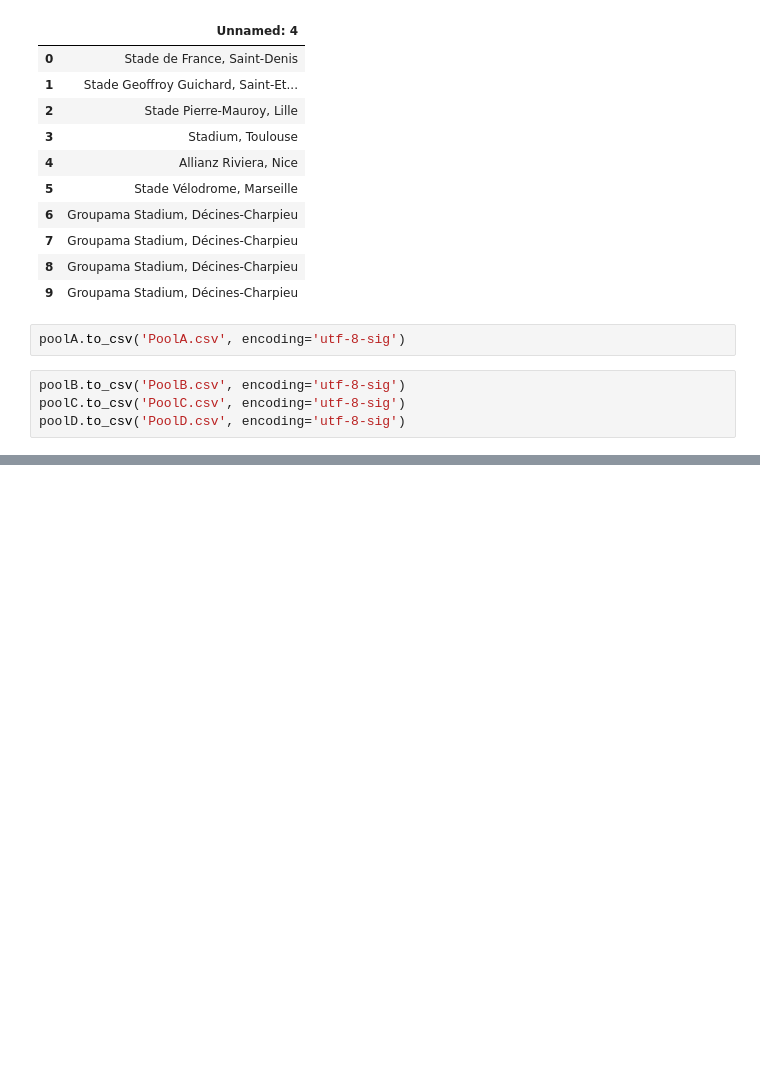
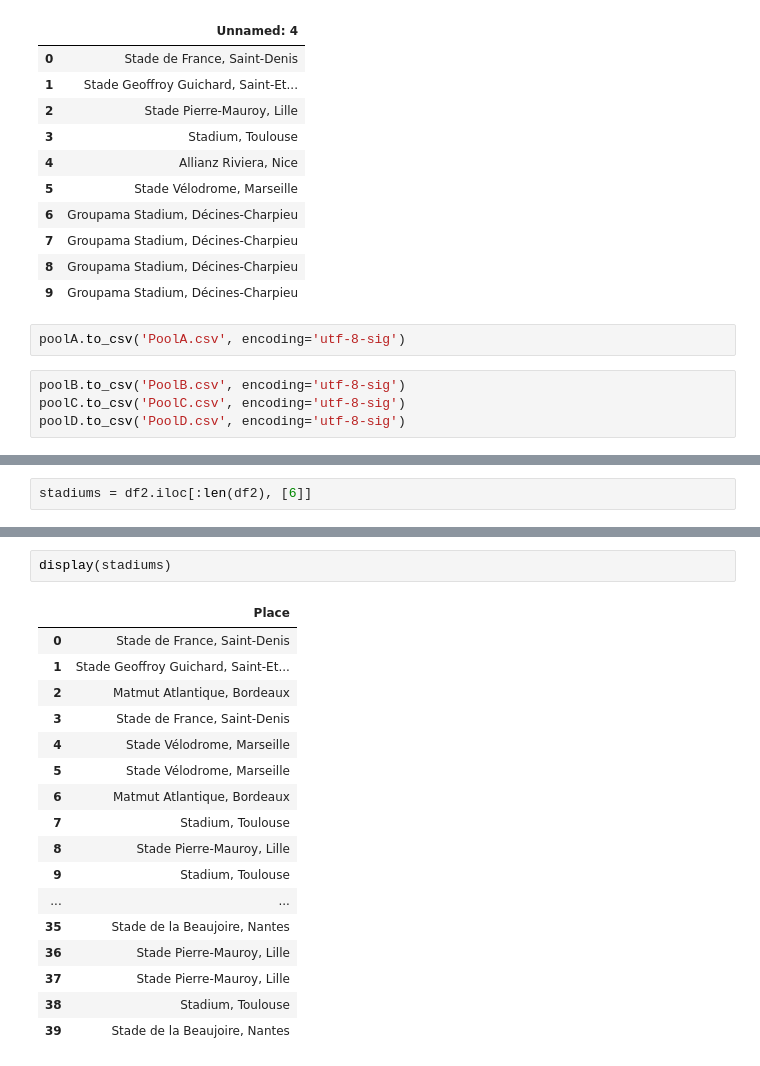
Before and after one commit to tsmcgrath/Pandas_Utils, a Jupyter notebook: PandasRWCSchedule.ipynb, the cells around one changed output, grey strips where cells are left out. Cells and saved outputs as stored; diff of their text form; blank space fills up the shorter version.

```diff
--- a/PandasRWCSchedule.ipynb
+++ b/PandasRWCSchedule.ipynb
@@ -231,0 +290,2 @@ poolD.to_csv('PoolD.csv', encoding='utf-8-sig')
+# %%
+stadiums = df2.iloc[:len(df2), [6]]
@@ -231,0 +312,20 @@ poolD.to_csv('PoolD.csv', encoding='utf-8-sig')
+# %%
+display(stadiums)
+# %% [output]
+|  | Place |
+| 0 | Stade de France, Saint-Denis |
+| 1 | Stade Geoffroy Guichard, Saint-Et... |
+| 2 | Matmut Atlantique, Bordeaux |
+| 3 | Stade de France, Saint-Denis |
+| 4 | Stade Vélodrome, Marseille |
+| 5 | Stade Vélodrome, Marseille |
+| 6 | Matmut Atlantique, Bordeaux |
+| 7 | Stadium, Toulouse |
+| 8 | Stade Pierre-Mauroy, Lille |
+| 9 | Stadium, Toulouse |
+| ... | ... |
+| 35 | Stade de la Beaujoire, Nantes |
+| 36 | Stade Pierre-Mauroy, Lille |
+| 37 | Stade Pierre-Mauroy, Lille |
+| 38 | Stadium, Toulouse |
+| 39 | Stade de la Beaujoire, Nantes |
```
Also changed, not shown: parts of 16 cells of this notebook, 3 other files.
